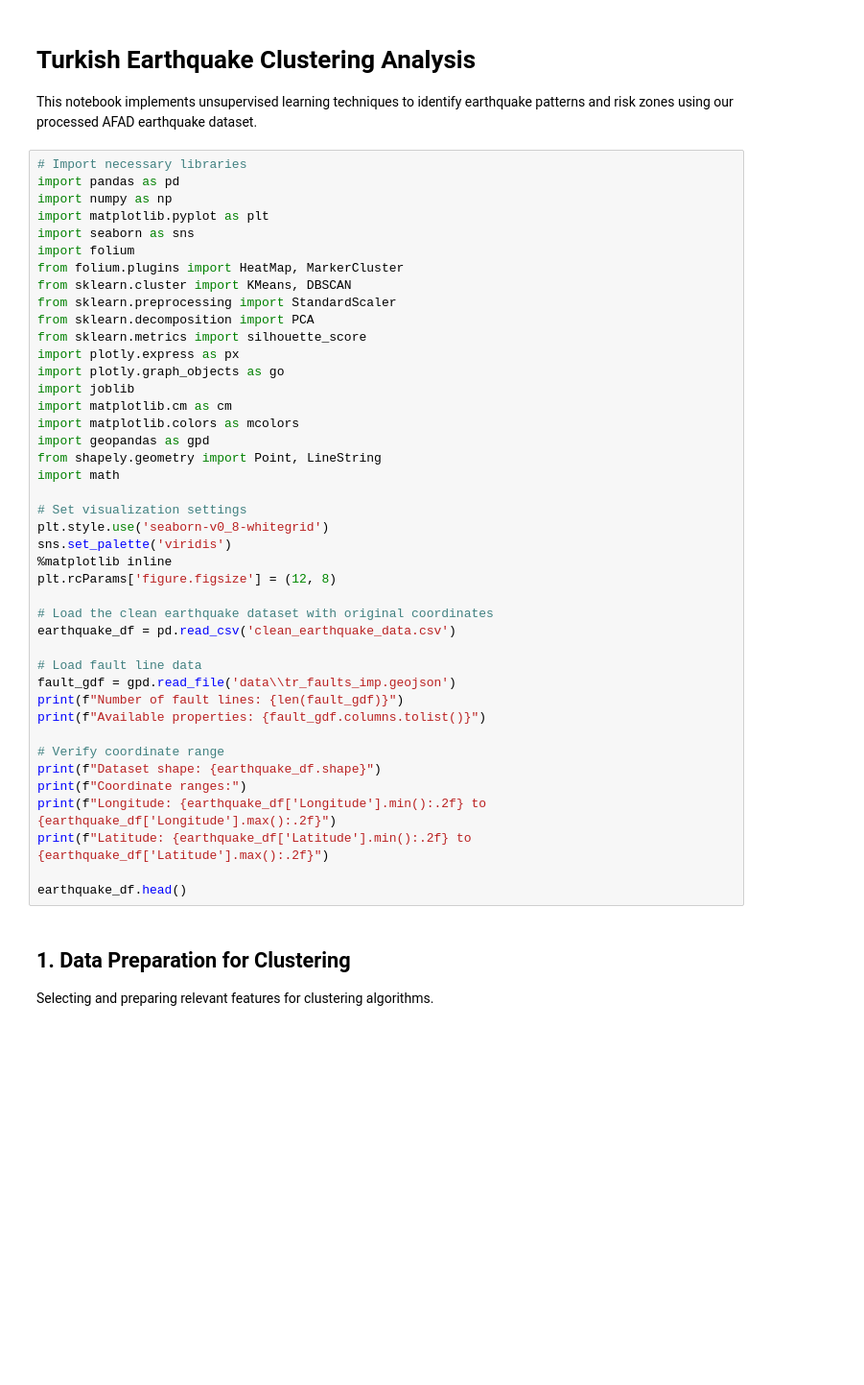
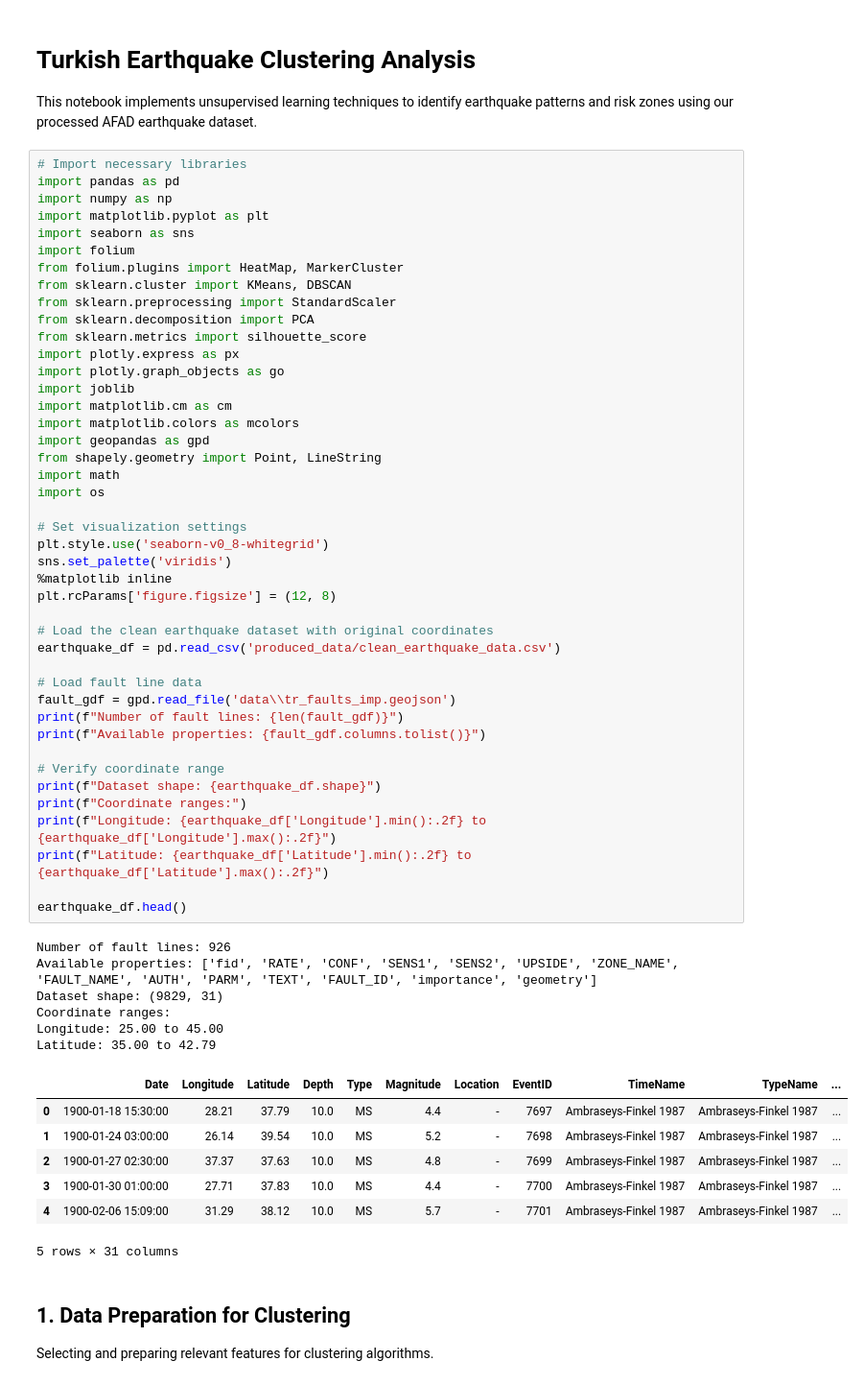
Before and after one commit to sarpowsky/turkey-earthquake-analysis, a Jupyter notebook: unsupervised.ipynb, the cells around one changed output. Shown at 96% size. Saved outputs shown, nothing was run; the diff lists cells and outputs as text; blank space fills up the shorter version.

```diff
--- a/unsupervised.ipynb
+++ b/unsupervised.ipynb
@@ -16,34 +16,49 @@ from sklearn.decomposition import PCA
 from sklearn.metrics import silhouette_score
 import plotly.express as px
 import plotly.graph_objects as go
 import joblib
 import matplotlib.cm as cm
 import matplotlib.colors as mcolors
 import geopandas as gpd
 from shapely.geometry import Point, LineString
 import math
+import os
 
 # Set visualization settings
 plt.style.use('seaborn-v0_8-whitegrid')
 sns.set_palette('viridis')
 %matplotlib inline
 plt.rcParams['figure.figsize'] = (12, 8)
 
 # Load the clean earthquake dataset with original coordinates
-earthquake_df = pd.read_csv('clean_earthquake_data.csv')
+earthquake_df = pd.read_csv('produced_data/clean_earthquake_data.csv')
 
 # Load fault line data
 fault_gdf = gpd.read_file('data\\tr_faults_imp.geojson')
 print(f"Number of fault lines: {len(fault_gdf)}")
 print(f"Available properties: {fault_gdf.columns.tolist()}")
 
 # Verify coordinate range
 print(f"Dataset shape: {earthquake_df.shape}")
 print(f"Coordinate ranges:")
 print(f"Longitude: {earthquake_df['Longitude'].min():.2f} to {earthquake_df['Longitude'].max():.2f}")
 print(f"Latitude: {earthquake_df['Latitude'].min():.2f} to {earthquake_df['Latitude'].max():.2f}")
 
 earthquake_df.head()
+# %% [output]
+Number of fault lines: 926
+Available properties: ['fid', 'RATE', 'CONF', 'SENS1', 'SENS2', 'UPSIDE', 'ZONE_NAME', 'FAULT_NAME', 'AUTH', 'PARM', 'TEXT', 'FAULT_ID', 'importance', 'geometry']
+Dataset shape: (9829, 31)
+Coordinate ranges:
+Longitude: 25.00 to 45.00
+Latitude: 35.00 to 42.79
+|  | Date | Longitude | Latitude | Depth | Type | Magnitude | Location | EventID | TimeName | TypeName | ... |
+| 0 | 1900-01-18 15:30:00 | 28.21 | 37.79 | 10.0 | MS | 4.4 | - | 7697 | Ambraseys-Finkel 1987 | Ambraseys-Finkel 1987 | ... |
+| 1 | 1900-01-24 03:00:00 | 26.14 | 39.54 | 10.0 | MS | 5.2 | - | 7698 | Ambraseys-Finkel 1987 | Ambraseys-Finkel 1987 | ... |
+| 2 | 1900-01-27 02:30:00 | 37.37 | 37.63 | 10.0 | MS | 4.8 | - | 7699 | Ambraseys-Finkel 1987 | Ambraseys-Finkel 1987 | ... |
+| 3 | 1900-01-30 01:00:00 | 27.71 | 37.83 | 10.0 | MS | 4.4 | - | 7700 | Ambraseys-Finkel 1987 | Ambraseys-Finkel 1987 | ... |
+| 4 | 1900-02-06 15:09:00 | 31.29 | 38.12 | 10.0 | MS | 5.7 | - | 7701 | Ambraseys-Finkel 1987 | Ambraseys-Finkel 1987 | ... |
+5 rows × 31 columns
 # %% [markdown]
 ## 1. Data Preparation for Clustering
 
```
Also changed, not shown: parts of 14 cells of this notebook, 1 other file.
